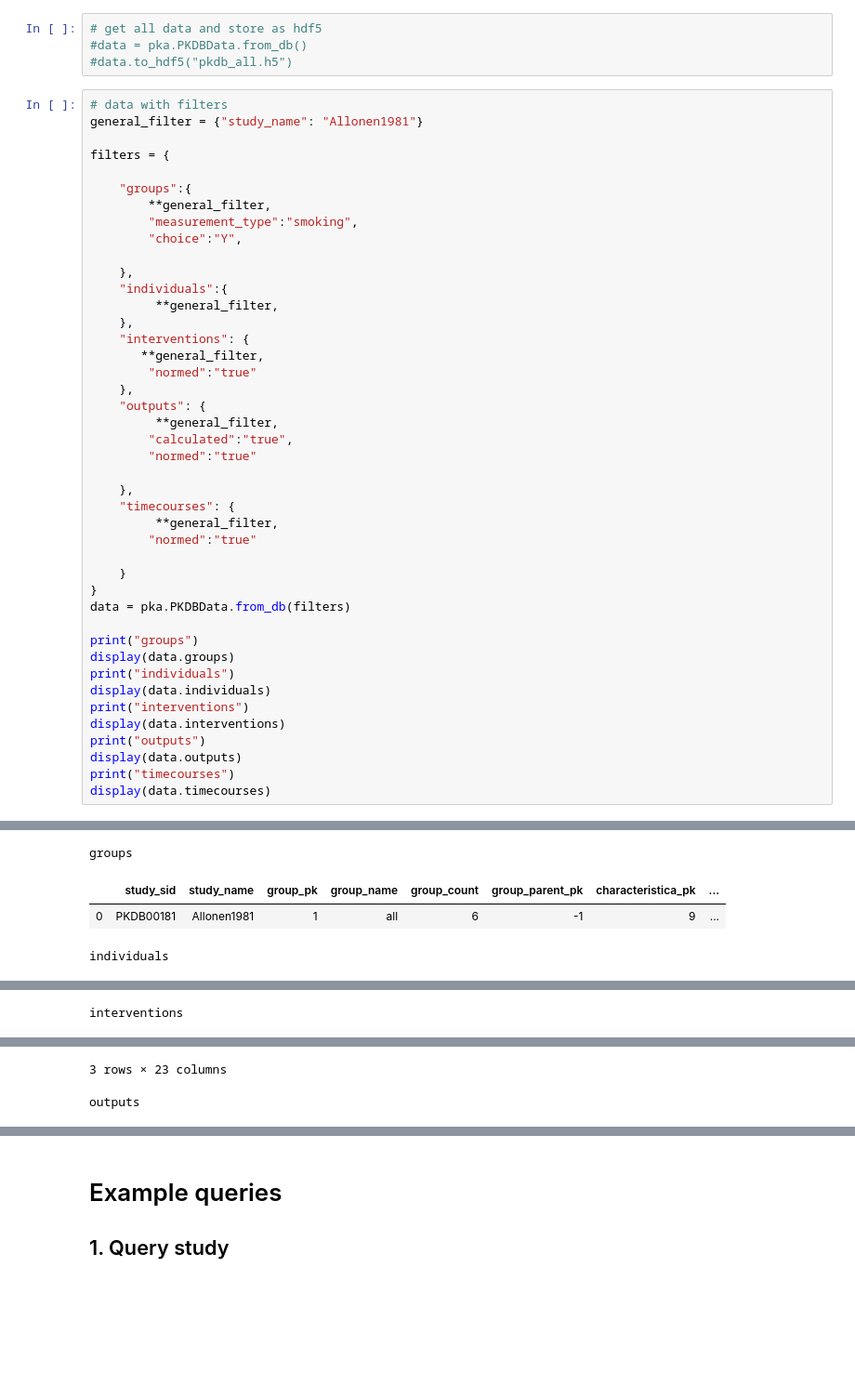
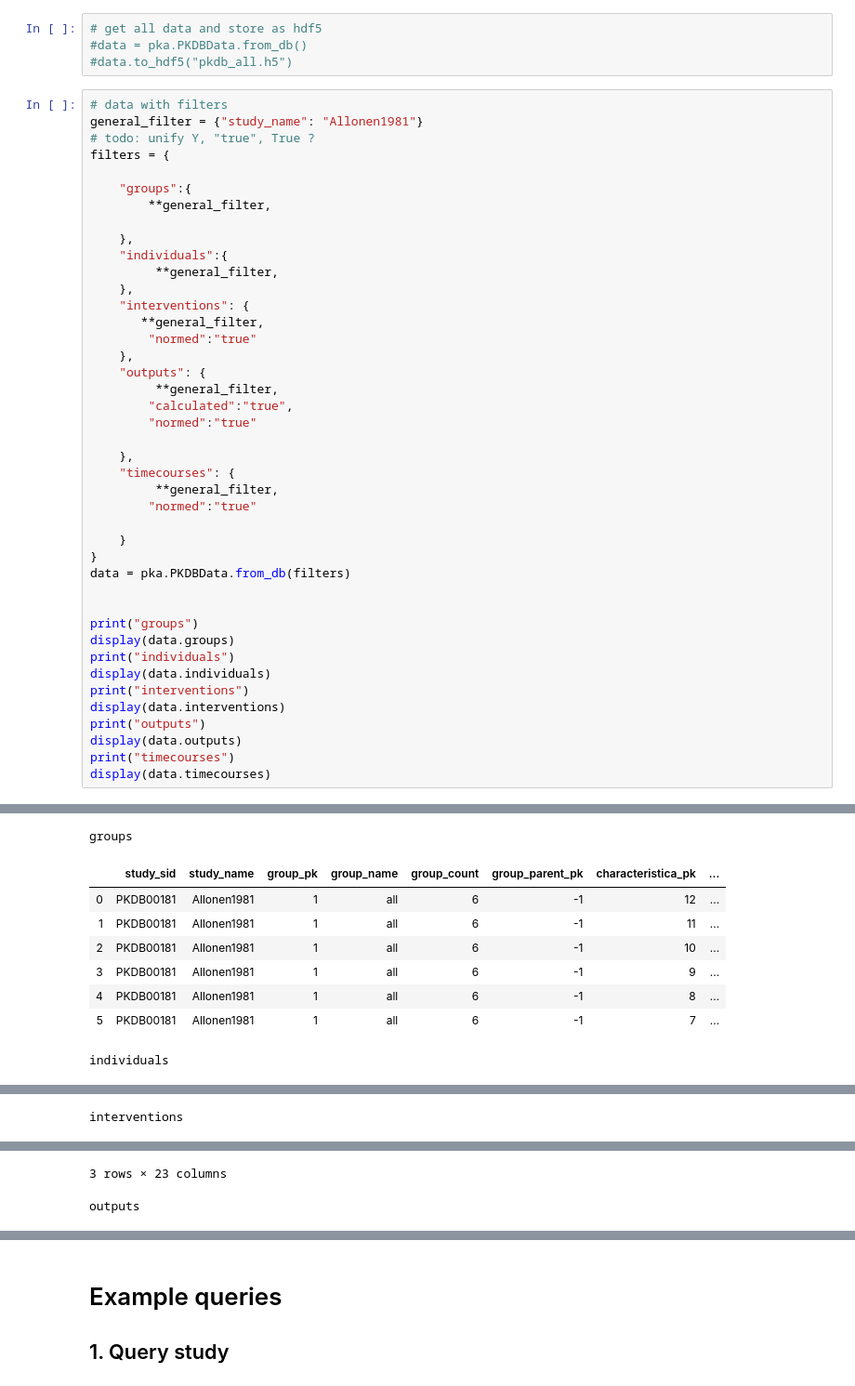
Before and after one commit to matthiaskoenig/pkdb_analysis, a Jupyter notebook: notebooks/data_examples.ipynb, the cells around one changed output, grey strips where cells are left out. Shown at 93% size. Saved outputs shown, nothing was run; the diff lists cells and outputs as text; blank space fills up the shorter version.

```diff
--- a/notebooks/data_examples.ipynb
+++ b/notebooks/data_examples.ipynb
@@ -10,13 +13,11 @@ import pkdb_analysis as pka
 # %%
 # data with filters
 general_filter = {"study_name": "Allonen1981"}
-
+# todo: unify Y, "true", True ?
 filters = {
 
     "groups":{
         **general_filter,
-        "measurement_type":"smoking",
-        "choice":"Y",
 
     },
     "individuals":{
@@ -40,6 +41,7 @@ filters = {
 }
 data = pka.PKDBData.from_db(filters)
 
+
 print("groups")
 display(data.groups)
 print("individuals")
@@ -61,11 +63,16 @@ WARNING:root:http://0.0.0.0:8000/api/v1/characteristica_groups/?format=json&page
 WARNING:root:http://0.0.0.0:8000/api/v1/output_intervention/?format=json&page_size=2000&study_name=Allonen1981&calculated=true&normed=true
 WARNING:root:http://0.0.0.0:8000/api/v1/output_intervention/?format=json&page_size=2000&study_name=Allonen1981&calculated=true&normed=true&page=1
 WARNING:root:http://0.0.0.0:8000/api/v1/timecourse_intervention/?format=json&page_size=2000&study_name=Allonen1981&normed=true
 WARNING:root:http://0.0.0.0:8000/api/v1/timecourse_intervention/?format=json&page_size=2000&study_name=Allonen1981&normed=true&page=1
 WARNING:root:Calculating choices
 groups
 |  | study_sid | study_name | group_pk | group_name | group_count | group_parent_pk | characteristica_pk | ... |
-| 0 | PKDB00181 | Allonen1981 | 1 | all | 6 | -1 | 9 | ... |
+| 0 | PKDB00181 | Allonen1981 | 1 | all | 6 | -1 | 12 | ... |
+| 1 | PKDB00181 | Allonen1981 | 1 | all | 6 | -1 | 11 | ... |
+| 2 | PKDB00181 | Allonen1981 | 1 | all | 6 | -1 | 10 | ... |
+| 3 | PKDB00181 | Allonen1981 | 1 | all | 6 | -1 | 9 | ... |
+| 4 | PKDB00181 | Allonen1981 | 1 | all | 6 | -1 | 8 | ... |
+| 5 | PKDB00181 | Allonen1981 | 1 | all | 6 | -1 | 7 | ... |
 individuals
 |  | study_sid | study_name | individual_pk | individual_name | individual_group_pk | characteristica_pk | ... |
 | 0 | PKDB00181 | Allonen1981 | 6 | GZ | 1 | 12 | ... |
```
Also changed, not shown: parts of 3 cells of this notebook, 1 other file.
